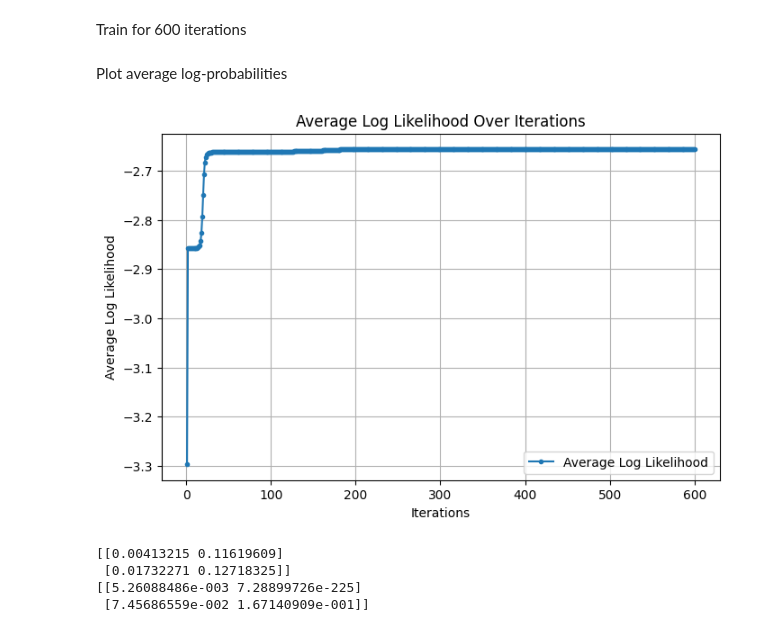
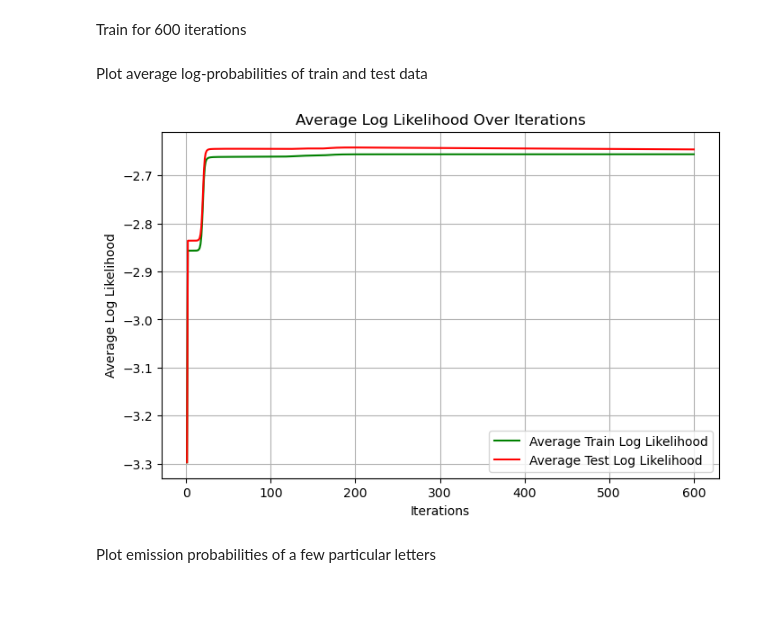
Before and after one commit to censky2/CS666, a Jupyter notebook: proj1/proj1.ipynb, the cells around one changed output. Saved outputs shown, nothing was run; the diff lists cells and outputs as text; code cells hidden in the pictures; blank space fills up the shorter version.

```diff
--- a/proj1/proj1.ipynb
+++ b/proj1/proj1.ipynb
@@ -22,15 +22,18 @@ test = np.array(store_data(test_file)[:-1])
 # %% [markdown]
 Initialize transition and emission probability matrices
 # %%
-A = np.array([[0.49, 0.51],
-              [0.51, 0.49]])
-B = np.zeros((27, 2, 2))
-B[0:13] = np.array([[0.0370, 0.0371],
-                   [0.0370, 0.0371]])
-B[13:26] = np.array([[0.0371, 0.0370],
-                    [0.0371, 0.0370]])
-B[26] = np.array([[0.0367, 0.0367],
-                 [0.0367, 0.0367]])
+def init_hmm(num_states):
+    if num_states == 2:
+        A = np.array([[0.49, 0.51],
+                    [0.51, 0.49]])
+        B = np.zeros((27, 2, 2))
+        B[0:13] = np.array([[0.0370, 0.0371],
+                        [0.0370, 0.0371]])
+        B[13:26] = np.array([[0.0371, 0.0370],
+                            [0.0371, 0.0370]])
+        B[26] = np.array([[0.0367, 0.0367],
+                        [0.0367, 0.0367]])
+    return A, B
 # %% [markdown]
 Define forward and backward algorithm
 # %%
@@ -164,32 +180,26 @@ def baum_welch(A, B, data, iterations):
 # %% [markdown]
 Train for 600 iterations
 # %%
-A, B, log_probs = baum_welch(A, B, train, 600)
-assert all(x <= y for x, y in zip(log_probs, log_probs[1:]))
+A, B = init_hmm(2)
+letters = [0, 1, 2, 13, 14, 15]
+A, B, train_log_probs, test_log_probs, letters_emission = baum_welch(A, B, train, test, letters, 600)
+assert all(x <= y for x, y in zip(train_log_probs, train_log_probs[1:]))
 # %% [markdown]
-Plot average log-probabilities
+Plot average log-probabilities of train and test data
 # %%
 plt.figure(figsize=(8, 5))
-iterations = range(1, len(log_probs) + 1)
-plt.plot(iterations, log_probs, marker='.', linestyle='-', label="Average Log Likelihood")
+iterations = range(1, len(train_log_probs) + 1)
+plt.plot(iterations, train_log_probs, linestyle='-', label="Average Train Log Likelihood", color='green')
+plt.plot(iterations, test_log_probs, linestyle='-', label="Average Test Log Likelihood", color='red')
 
 plt.xlabel("Iterations")
 plt.ylabel("Average Log Likelihood")
 plt.title("Average Log Likelihood Over Iterations")
 plt.legend()
 plt.grid(True)
 
 plt.show()
 # %% [output]
-[figure, old version]
+[figure, new version]
-# %%
-# print(A)
-# print(B)
-# print(log_probs[-1])
-print(B[0])
-print(B[13])
-# %% [output]
-[[0.00413215 0.11619609]
- [0.01732271 0.12718325]]
-[[5.26088486e-003 7.28899726e-225]
- [7.45686559e-002 1.67140909e-001]]
+# %% [markdown]
+Plot emission probabilities of a few particular letters
```
Also changed, not shown: parts of 7 cells of this notebook, 1 other file.
